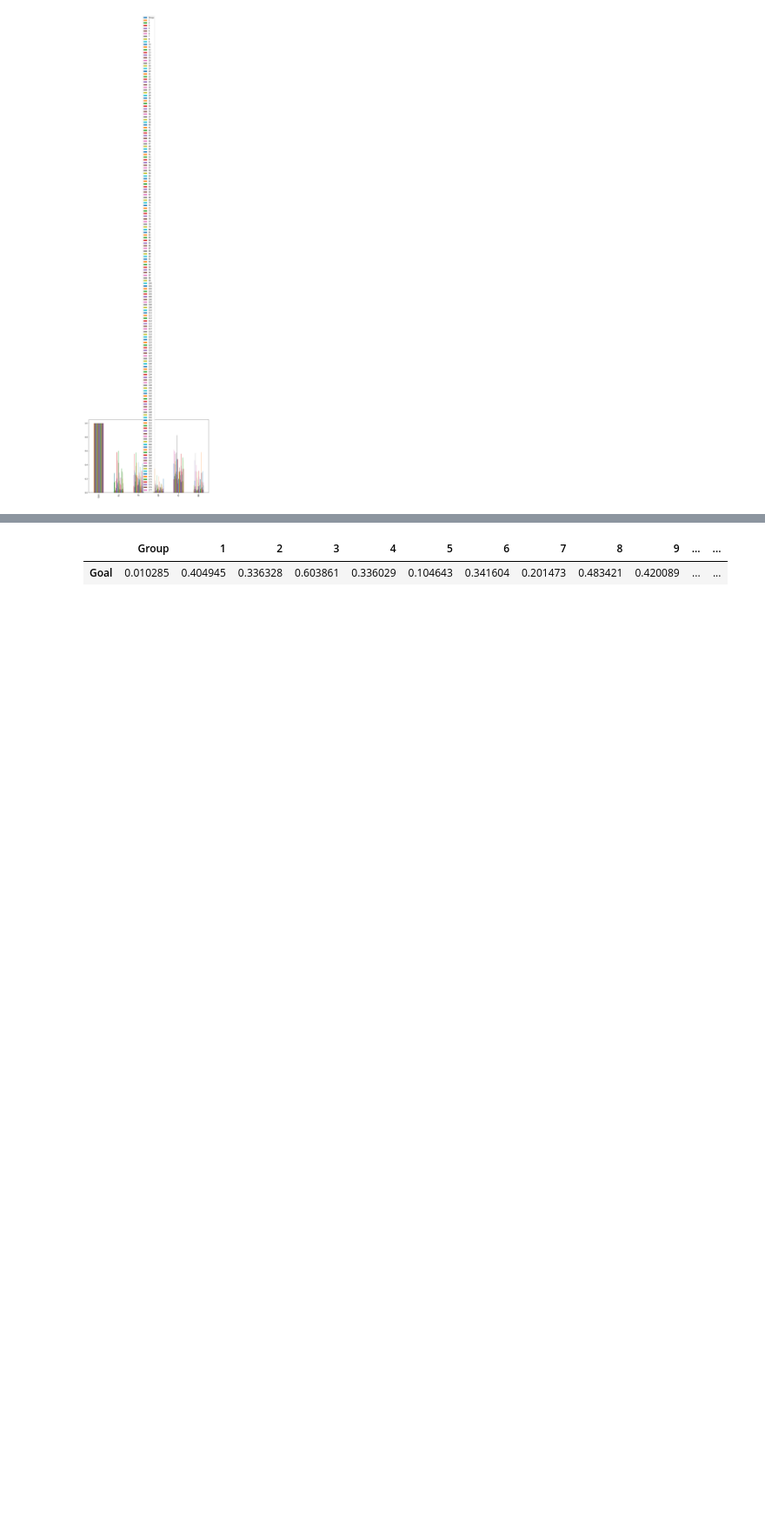
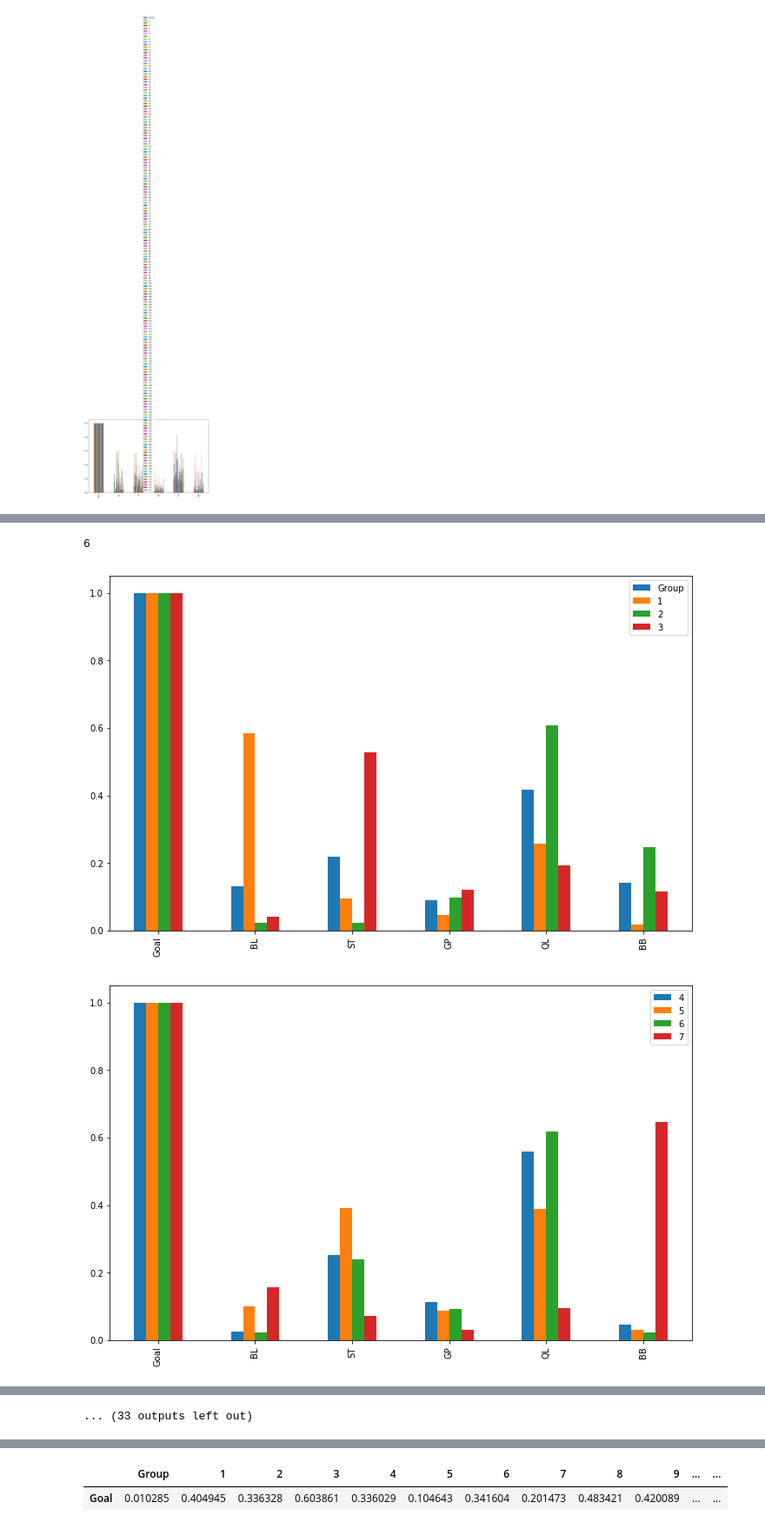
Before and after one commit to wjladams/pyanp, a Jupyter notebook: scrap/CleanedNishResults.ipynb, the cells around one changed output, grey strips where cells are left out. Shown at 87% size. Drawn from its saved outputs; the diff is of its cells as text; code cells hidden in the pictures; blank space fills up the shorter version.

```diff
--- a/scrap/CleanedNishResults.ipynb
+++ b/scrap/CleanedNishResults.ipynb
@@ -36,0 +56,10 @@ gs.plot(kind="bar")
+# %%
+gs.shape[0]
+# %% [output]
+6
+# %%
+for i in range(0, gs.shape[1], 4):
+    gs.iloc[:, i:(i+4)].plot(kind="bar")
+# %% [output]
+[figure, added]
+[figure, added]
@@ -36,0 +76 @@ gs.plot(kind="bar")
+... (33 outputs left out)
```
Also changed, not shown: parts of 11 cells of this notebook.
